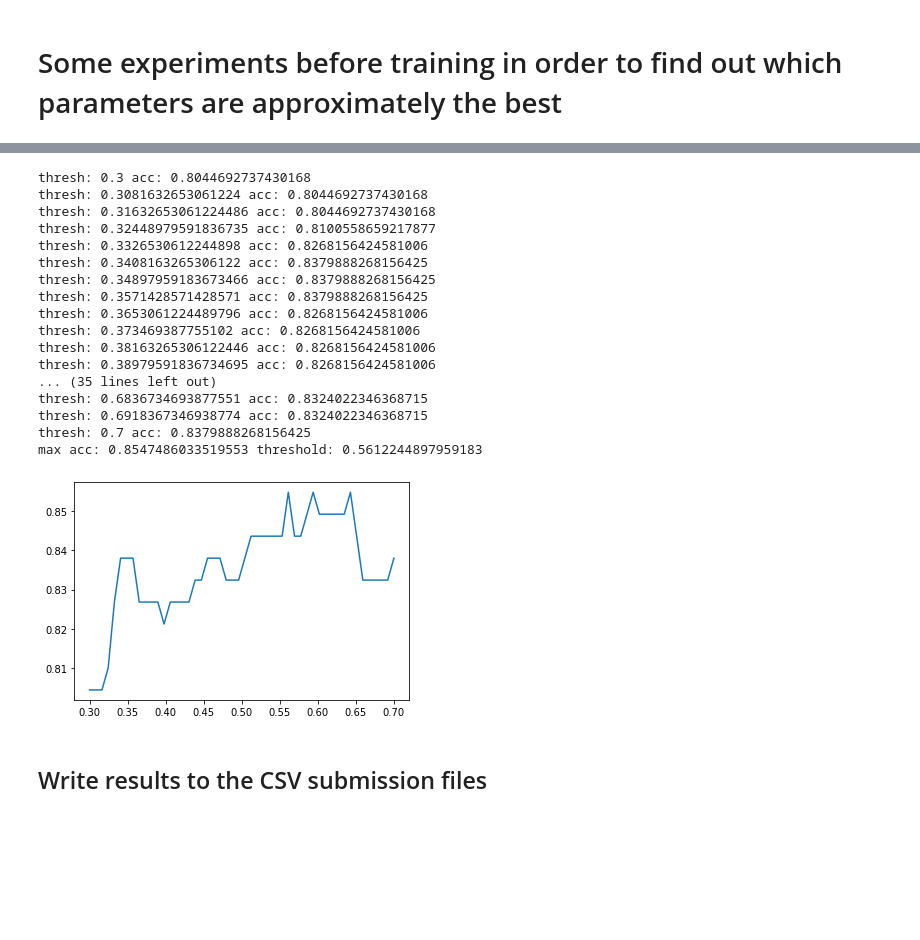
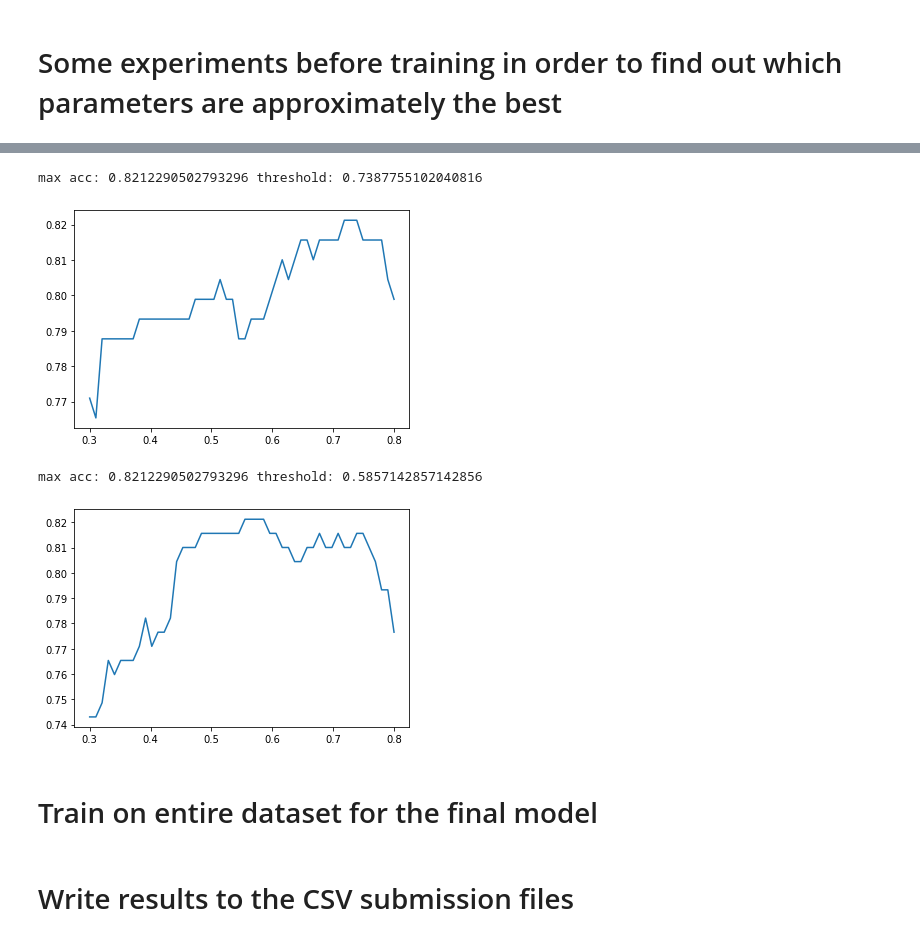
Before and after one commit to Ilshat-Akhmetov/Titanic_Kaggle_Competition, a Jupyter notebook: Titanic.ipynb, the cells around one changed output, grey strips where cells are left out. Cells and saved outputs as stored; diff of their text form; code cells hidden in the pictures; blank space fills up the shorter version.

```diff
--- a/Titanic.ipynb
+++ b/Titanic.ipynb
@@ -329,6 +302,0 @@ sns.scatterplot(train_value, train_data['Fare_Per_Person'])
-# %%
-float_features = ['Age', 'Fare_Per_Person', 'Fare']#, 'Age*Class']#
-scaler = StandardScaler()
-train_data[float_features] = scaler.fit_transform(train_data[float_features])
-valid_data[float_features] = scaler.fit_transform(valid_data[float_features])
-test_df[float_features] = scaler.fit_transform(test_df[float_features])
@@ -361 +334,6 @@ main_df_data = pd.concat((train_data, valid_data))
+# %%
+float_features = ['Age', 'Fare_Per_Person', 'Fare']#, 'Age*Class']
+scaler = StandardScaler()
+train_data[float_features] = scaler.fit_transform(train_data[float_features])
+valid_data[float_features] = scaler.transform(valid_data[float_features])
 # %% [markdown]
@@ -590,19 +501,19 @@ ML model name: RandomForestClassifier
 # %%
-def get_best_acc(model, valid_data) -> float:
+def get_best_acc(model, valid_data, valid_value) -> float:
     predict_probs = model.predict_proba(valid_data)[:,1]
     n_points = 50
-    linsp = np.linspace(0.3, 0.7, n_points)
+    linsp = np.linspace(0.3, 0.8, n_points)
     accs = []
     max_acc = 0
     max_acc_thr = 0
     for thresh  in linsp:
         predictions = [int(prob >= thresh) for prob in predict_probs]
         acc = accuracy_score(valid_value, predictions)
-        if acc > max_acc:
+        if acc >= max_acc:
             max_acc = acc
             max_acc_thr = thresh
         accs.append(acc)
-        print("thresh: {} acc: {}".format(thresh, acc))
+        #print("thresh: {} acc: {}".format(thresh, acc))
     print("max acc: {} threshold: {}".format(max_acc, max_acc_thr))
     plt.plot(linsp, accs)
     return max_acc_thr
@@ -651,21 +520,12 @@ max acc: 0.8435754189944135 threshold: 0.5040816326530612
-# %%
-lrc_thr = get_best_acc(LRC, valid_data)
-# %% [output]
-thresh: 0.3 acc: 0.8044692737430168
-thresh: 0.3081632653061224 acc: 0.8044692737430168
-thresh: 0.31632653061224486 acc: 0.8044692737430168
-thresh: 0.32448979591836735 acc: 0.8100558659217877
-thresh: 0.3326530612244898 acc: 0.8268156424581006
-thresh: 0.3408163265306122 acc: 0.8379888268156425
-thresh: 0.34897959183673466 acc: 0.8379888268156425
-thresh: 0.3571428571428571 acc: 0.8379888268156425
-thresh: 0.3653061224489796 acc: 0.8268156424581006
-thresh: 0.373469387755102 acc: 0.8268156424581006
-thresh: 0.38163265306122446 acc: 0.8268156424581006
-thresh: 0.38979591836734695 acc: 0.8268156424581006
-... (35 lines left out)
-thresh: 0.6836734693877551 acc: 0.8324022346368715
-thresh: 0.6918367346938774 acc: 0.8324022346368715
-thresh: 0.7 acc: 0.8379888268156425
-max acc: 0.8547486033519553 threshold: 0.5612244897959183
-[figure, removed]
+# %%
+rfc_thr = get_best_acc(RFC, valid_data, valid_value)
+# %% [output]
+max acc: 0.8212290502793296 threshold: 0.7387755102040816
+[figure, added]
+# %%
+lrc_thr = get_best_acc(LRC, valid_data, valid_value)
+# %% [output]
+max acc: 0.8212290502793296 threshold: 0.5857142857142856
+[figure, added]
+# %% [markdown]
+# Train on entire dataset for the final model
@@ -672,2 +545,2 @@ max acc: 0.8547486033519553 threshold: 0.5612244897959183
 # %% [markdown]
-## Write results to the CSV submission files
+# Write results to the CSV submission files
```
Also changed, not shown: parts of 47 cells of this notebook.
